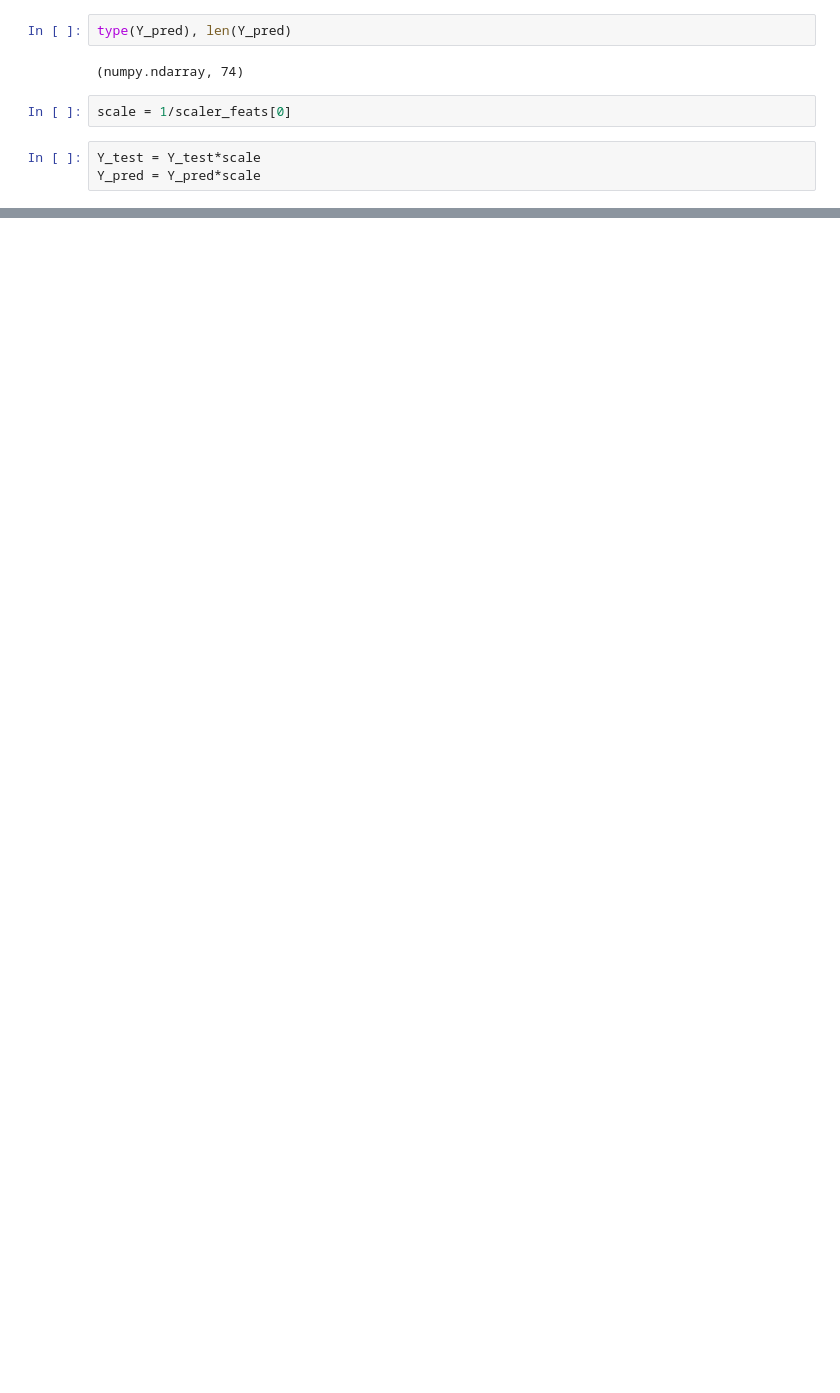
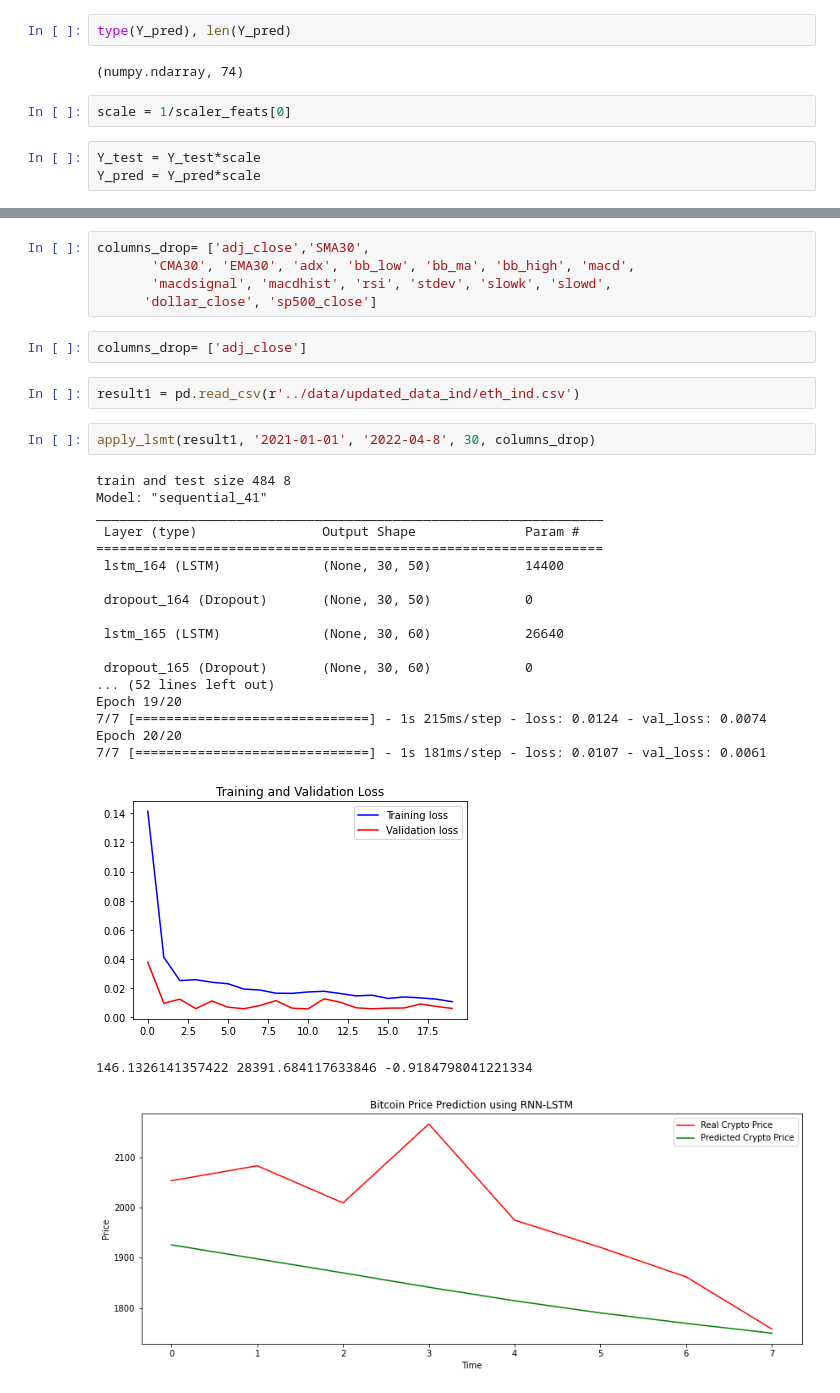
Before and after one commit to diogobulhosa/BC4, a Jupyter notebook: notebooks/nb-indicators.ipynb, the cells around one changed output, grey strips where cells are left out. Drawn from its saved outputs; the diff is of its cells as text; blank space fills up the shorter version.

```diff
--- a/notebooks/nb-eth.ipynb
+++ b/notebooks/nb-indicators.ipynb
@@ -1333,0 +1471,32 @@ plt.show
+# %%
+columns_drop= ['adj_close','SMA30',
+       'CMA30', 'EMA30', 'adx', 'bb_low', 'bb_ma', 'bb_high', 'macd',
+       'macdsignal', 'macdhist', 'rsi', 'stdev', 'slowk', 'slowd',
+      'dollar_close', 'sp500_close']
+# %%
+columns_drop= ['adj_close']
+# %%
+result1 = pd.read_csv(r'../data/updated_data_ind/eth_ind.csv')
+# %%
+apply_lsmt(result1, '2021-01-01', '2022-04-8', 30, columns_drop)
+# %% [output]
+train and test size 484 8
+Model: "sequential_41"
+_________________________________________________________________
+ Layer (type)                Output Shape              Param #
+=================================================================
+ lstm_164 (LSTM)             (None, 30, 50)            14400
+
+ dropout_164 (Dropout)       (None, 30, 50)            0
+
+ lstm_165 (LSTM)             (None, 30, 60)            26640
+
+ dropout_165 (Dropout)       (None, 30, 60)            0
+... (52 lines left out)
+Epoch 19/20
+7/7 [==============================] - 1s 215ms/step - loss: 0.0124 - val_loss: 0.0074
+Epoch 20/20
+7/7 [==============================] - 1s 181ms/step - loss: 0.0107 - val_loss: 0.0061
+[figure, added]
+146.1326141357422 28391.684117633846 -0.9184798041221334
+[figure, added]
```
Also changed, not shown: parts of 55 cells of this notebook, 4 other files.
